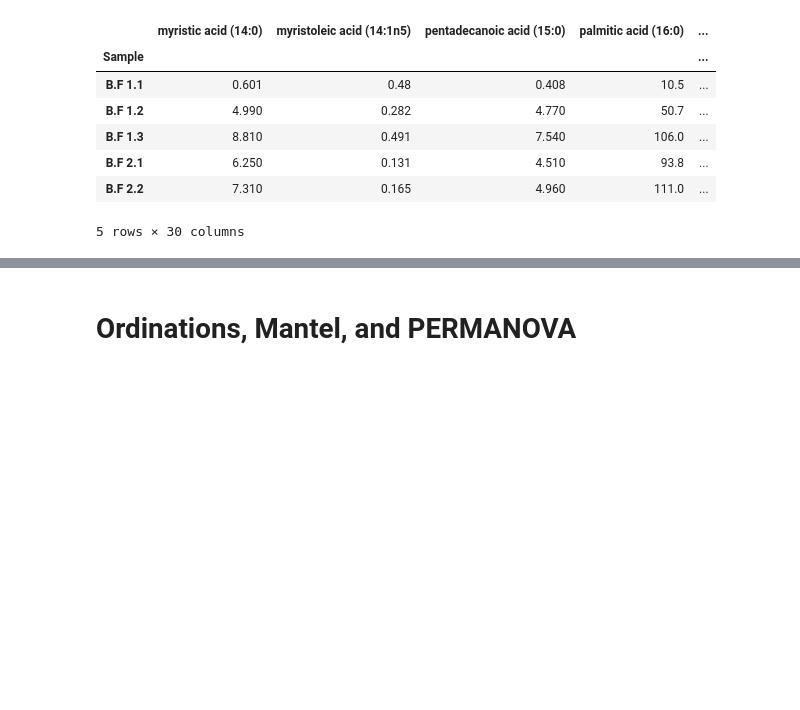
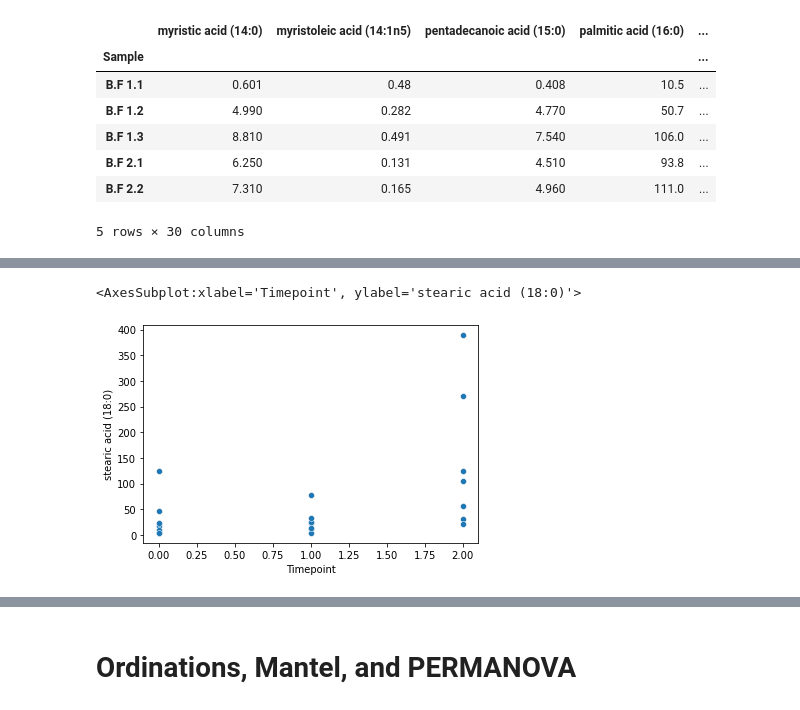
Before and after one commit to sterrettJD/Breastfed-Neonates, a Jupyter notebook: Metabolome.ipynb, the cells around one changed output, grey strips where cells are left out. Cells and saved outputs as stored; diff of their text form; code cells hidden in the pictures; blank space fills up the shorter version.

```diff
--- a/Metabolome.ipynb
+++ b/Metabolome.ipynb
@@ -99,0 +126,5 @@ ax.axhline(-np.log10(0.05), ls="--")
+# %%
+sns.scatterplot(y=metabo["stearic acid (18:0)"], x=metadata["Timepoint"])
+# %% [output]
+<AxesSubplot:xlabel='Timepoint', ylabel='stearic acid (18:0)'>
+[figure, added]
```
Also changed, not shown: parts of 28 cells of this notebook.
